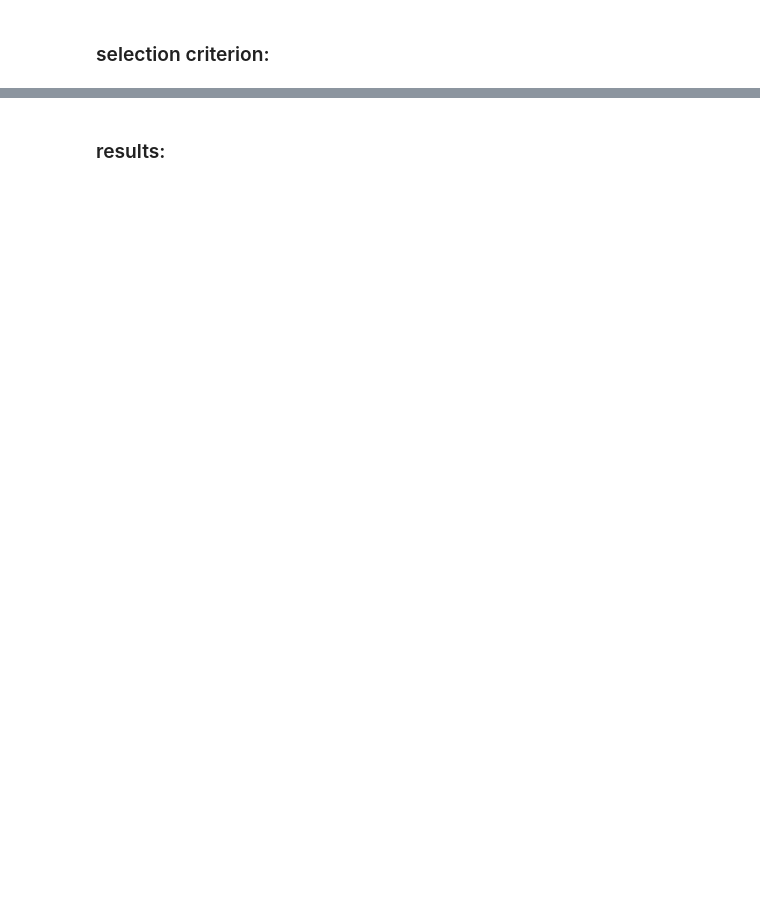
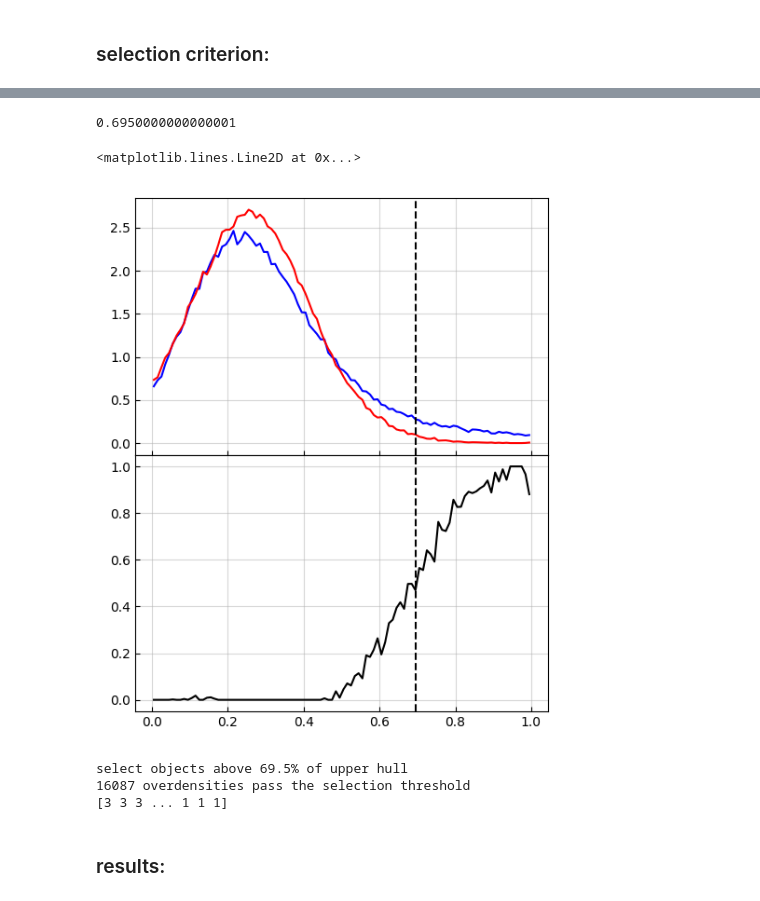
Before and after one commit to paranoya/snippets, a Jupyter notebook: HOT.ipynb, the cells around one changed output, grey strips where cells are left out. Cells and saved outputs as stored; diff of their text form; code cells hidden in the pictures; blank space fills up the shorter version.

```diff
--- a/HOT.ipynb
+++ b/HOT.ipynb
@@ -396,0 +323,51 @@ array([     0, 128620, 132023, 141824, 164951, 166321, 171236, 171267,
+# %%
+plt.close('cut-based')
+fig = plt.figure('cut-based', figsize=(5, 6))
+ax = fig.subplots(nrows=2, ncols=1, squeeze=False,
+                  sharex=True, sharey='row',
+                  gridspec_kw={'hspace': 0, 'wspace': 0})
+for axis in ax.flatten():
+    axis.tick_params(which='both', direction='in')
+    axis.grid(alpha=.5)
+fig.set_tight_layout(True)
+
+hist_inv, bins_inv = np.histogram(np.exp(y_inv-cut_inv), bins=np.linspace(0, 1, 101), density=True)
+hist, bins = np.histogram(np.exp(y-cut), bins=np.linspace(0, 1, 101), density=True)
+x_mid = (bins[1:] + bins[:-1]) / 2
+cut_threshold = np.max(x_mid[hist < 3*hist_inv])
+print(cut_threshold)
+
+ax[0, 0].plot(x_mid, hist, 'b-')
+ax[0, 0].plot(x_mid, hist_inv, 'r-')
+ax[0, 0].axvline(cut_threshold, c='k', ls='--')
+
+ax[1, 0].plot(x_mid, np.clip(hist-hist_inv, 0, np.inf)/(hist+hist_inv), 'k-')
+ax[1, 0].axvline(cut_threshold, c='k', ls='--')
+# %% [output]
+0.6950000000000001
+<matplotlib.lines.Line2D at 0x...>
+[figure, added]
+# %%
+x = np.log(saddle_area)
+y = np.log(max_value)
+x_inv = np.log(saddle_area_inv[1:])
+y_inv = np.log(max_value_inv[1:])
+
+xx, yy = upper_hull(x_inv, y_inv)
+cut = np.interp(x, xx, yy)
+cut_inv = np.interp(x_inv, xx, yy)
+
+cut_bins = np.linspace(0, 1, 101)
+hist_inv, cut_bins = np.histogram(np.exp(y_inv-cut_inv), bins=cut_bins, density=True)
+hist, cut_bins = np.histogram(np.exp(y-cut), bins=cut_bins, density=True)
+cut_mid = (cut_bins[1:] + cut_bins[:-1]) / 2
+cut_threshold = np.max(cut_mid[hist < 3*hist_inv])
+print(f'select objects above {100*cut_threshold:.1f}% of upper hull')
+
+selected = np.where(y > np.log(cut_threshold) + cut)
+print(f'{selected[0].size} overdensities pass the selection threshold')
+print(saddle_area[selected])
+# %% [output]
+select objects above 69.5% of upper hull
+16087 overdensities pass the selection threshold
+[3 3 3 ... 1 1 1]
```
Also changed, not shown: parts of 29 cells of this notebook.
